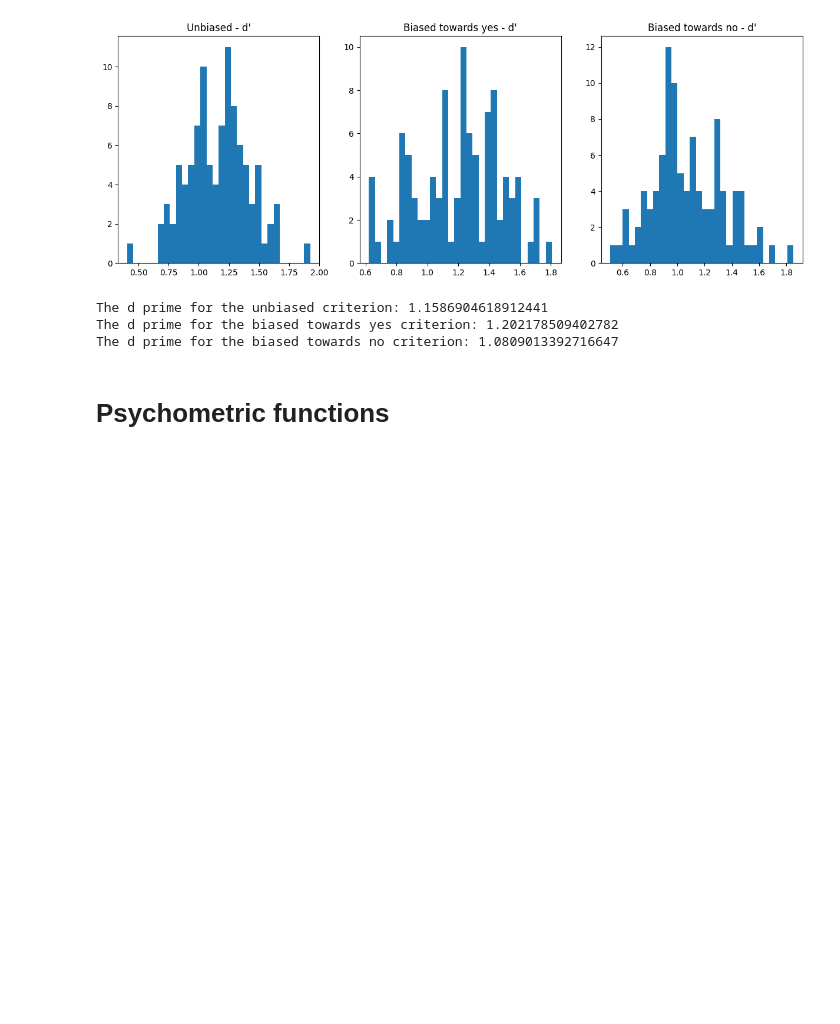
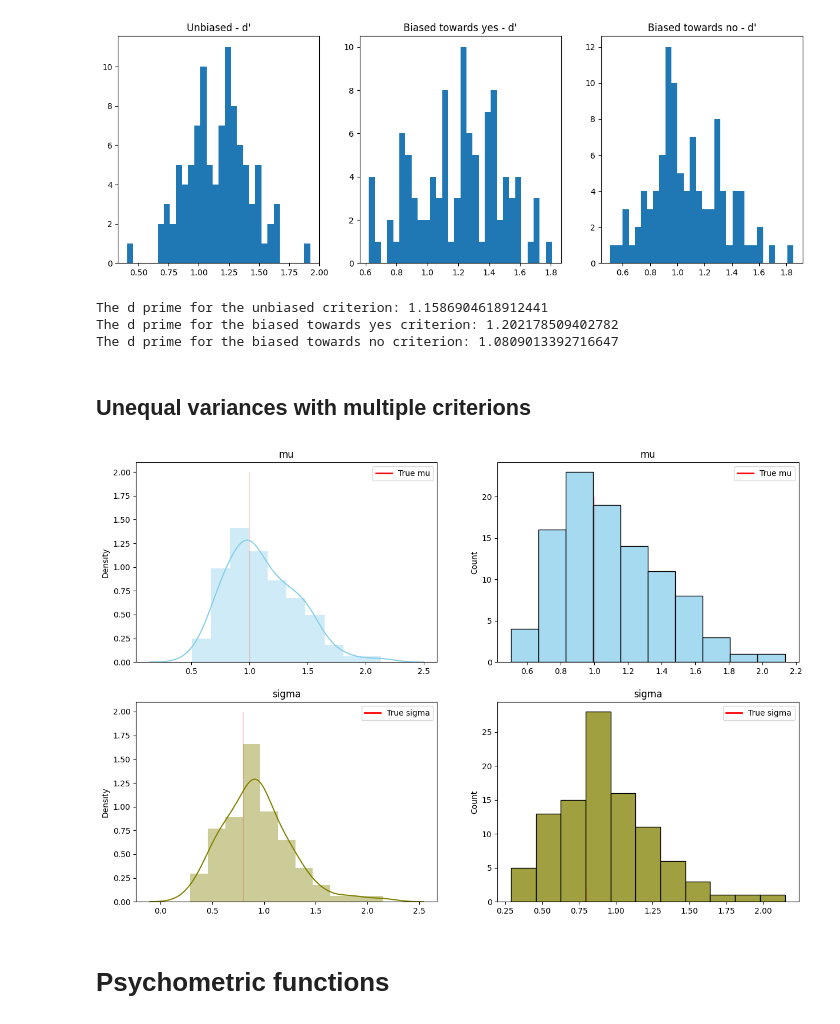
Before and after one commit to s180820/02458_Cognitive_Modelling, a Jupyter notebook: Exam/playground.ipynb, the cells around one changed output. Cells and saved outputs as stored; diff of their text form; code cells hidden in the pictures; blank space fills up the shorter version.

```diff
--- a/Exam/playground.ipynb
+++ b/Exam/playground.ipynb
@@ -24,6 +24,15 @@ The d prime for the biased towards no criterion: 1.0339444026807816
 The d prime for the unbiased criterion: 1.1586904618912441
 The d prime for the biased towards yes criterion: 1.202178509402782
 The d prime for the biased towards no criterion: 1.0809013392716647
+# %% [markdown]
+## Unequal variances with multiple criterions
+# %%
+cs = [0.2, 0.5, 0.8]
+model = Variance_Model_2(100, 50, 1, cs)
+# %%
+model.plot_histogram()
+# %% [output]
+[figure, added]
 # %% [markdown]
 # Psychometric functions
 # %%
```
Also changed, not shown: 1 other file.
